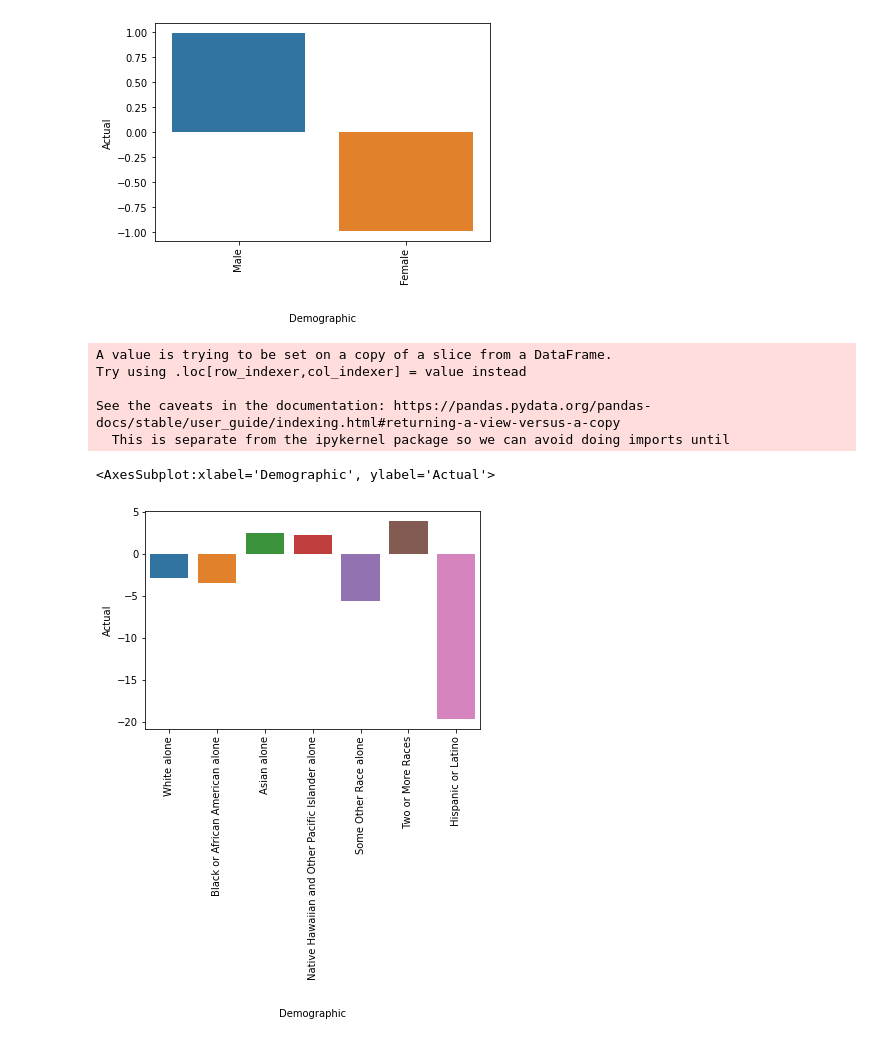
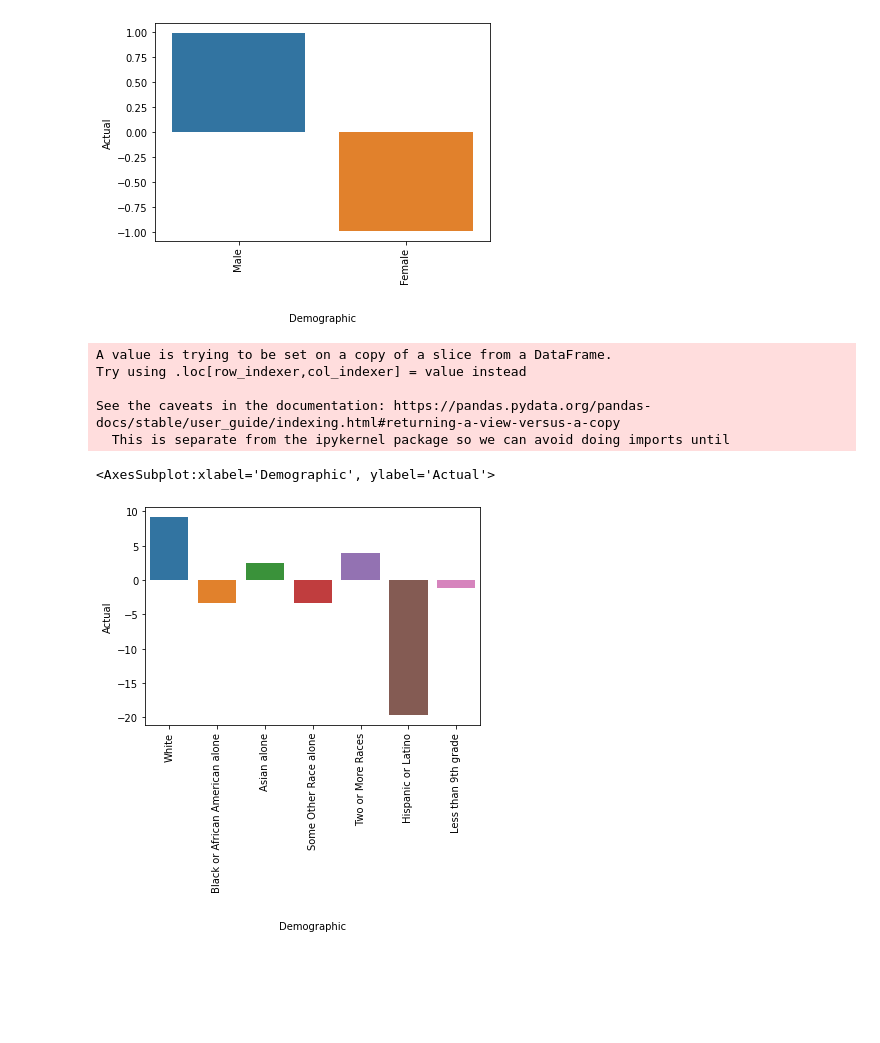
Before and after one commit to arefmalek/Electoral_census, a Jupyter notebook: Sanjay/2018NB.ipynb, the cells around one changed output. Cells and saved outputs as stored; diff of their text form; code cells hidden in the pictures; blank space fills up the shorter version.

```diff
--- a/Sanjay/2018NB.ipynb
+++ b/Sanjay/2018NB.ipynb
@@ -226,3 +226,10 @@ expected_v_actual
 | 25 | Income in the past 12 months belo... | 59.719805 | 61.220252 |
 | 26 | Income in the past 12 months at o... | 463.538121 | 460.855277 |
 | 27 | Median Household Income for House... | 7.346473 | 18.908318 |
+# %%
+white_addition = expected_v_actual.iloc[14]
+expected_v_actual.iloc[7,:] += white_addition.values
+expected_v_actual.iat[7,0] = "White"
+expected_v_actual = expected_v_actual.drop([14])
+expected_v_actual.index = np.arange(27)
+expected_v_actual
@@ -228,0 +254,7 @@ expected_v_actual
+# %%
+native_addition = expected_v_actual.iloc[10]
+expected_v_actual.iloc[11,:] += native_addition.values
+expected_v_actual.iat[11,0] = "Some Other Race alone"
+expected_v_actual = expected_v_actual.drop([10])
+expected_v_actual.index = np.arange(26)
+expected_v_actual
@@ -245,13 +297,13 @@ See the caveats in the documentation: https://pandas.pydata.org/pandas-docs/stab
 <AxesSubplot:xlabel='Demographic', ylabel='Actual'>
 [figure]
 # %%
-race_diff = exp_v_act(7,14)
+race_diff = exp_v_act(7,13)
 race_diff
 # %% [output]
 A value is trying to be set on a copy of a slice from a DataFrame.
 Try using .loc[row_indexer,col_indexer] = value instead
 
 See the caveats in the documentation: https://pandas.pydata.org/pandas-docs/stable/user_guide/indexing.html#returning-a-view-versus-a-copy
   This is separate from the ipykernel package so we can avoid doing imports until
 <AxesSubplot:xlabel='Demographic', ylabel='Actual'>
-[figure, old version]
+[figure, new version]
```
Also changed, not shown: parts of 3 cells of this notebook, 5 other files.
